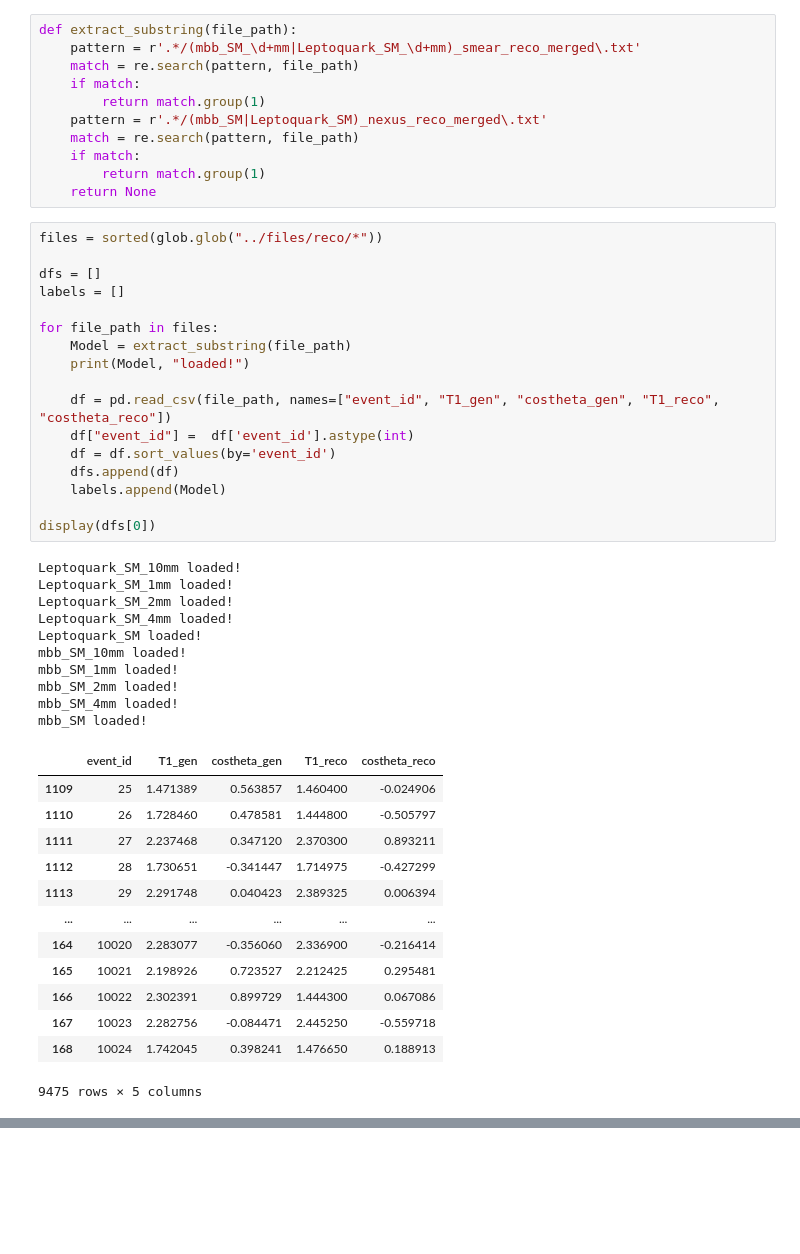
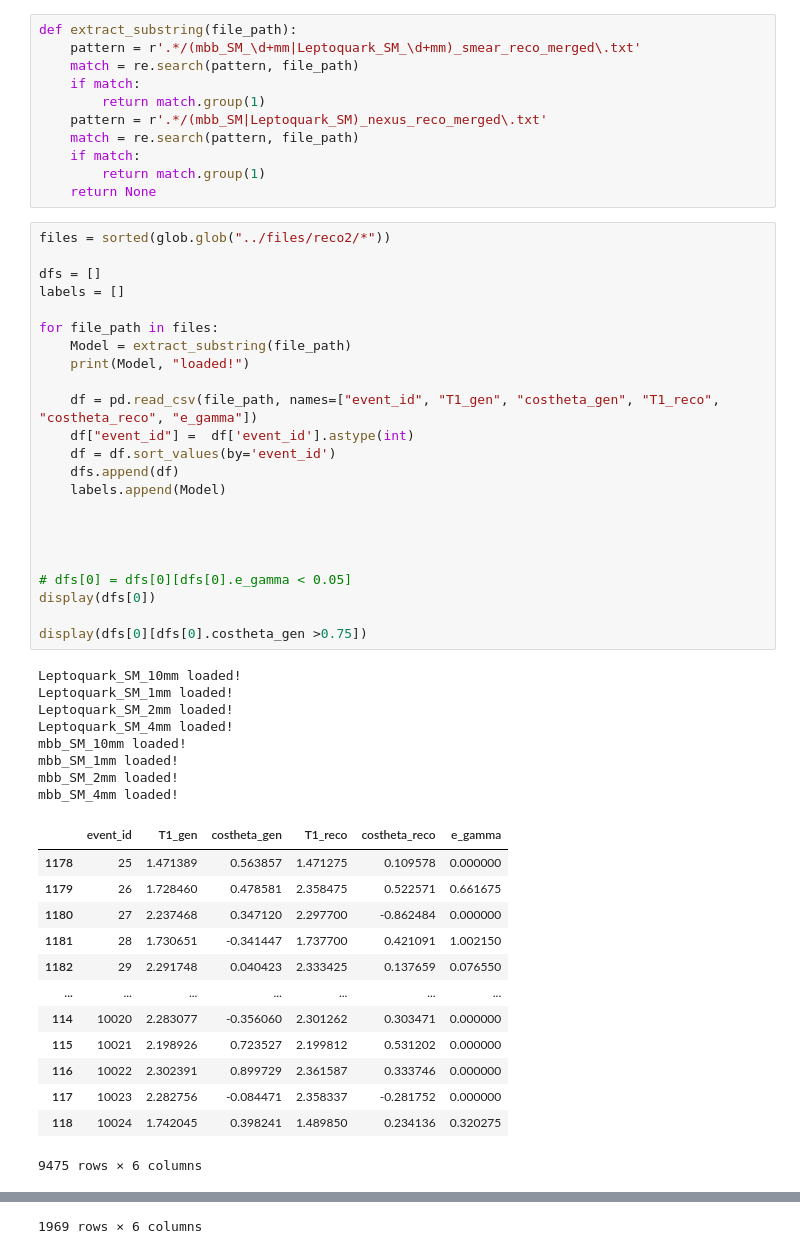
Before and after one commit to kvjmistry/NEXT_nudobe, a Jupyter notebook: workdir/PlotReco.ipynb, the cells around one changed output, grey strips where cells are left out. Drawn from its saved outputs; the diff is of its cells as text; blank space fills up the shorter version.

```diff
--- a/workdir/PlotReco.ipynb
+++ b/workdir/PlotReco.ipynb
@@ -19,43 +19,47 @@ def extract_substring(file_path):
         return match.group(1)
     return None
 # %%
-files = sorted(glob.glob("../files/reco/*"))
+files = sorted(glob.glob("../files/reco2/*"))
 
 dfs = []
 labels = []
 
 for file_path in files:
     Model = extract_substring(file_path)
     print(Model, "loaded!")
 
-    df = pd.read_csv(file_path, names=["event_id", "T1_gen", "costheta_gen", "T1_reco", "costheta_reco"])
+    df = pd.read_csv(file_path, names=["event_id", "T1_gen", "costheta_gen", "T1_reco", "costheta_reco", "e_gamma"])
     df["event_id"] =  df['event_id'].astype(int)
     df = df.sort_values(by='event_id')
     dfs.append(df)
     labels.append(Model)
 
+
+
+
+# dfs[0] = dfs[0][dfs[0].e_gamma < 0.05]
 display(dfs[0])
+
+display(dfs[0][dfs[0].costheta_gen >0.75])
 # %% [output]
 Leptoquark_SM_10mm loaded!
 Leptoquark_SM_1mm loaded!
 Leptoquark_SM_2mm loaded!
 Leptoquark_SM_4mm loaded!
-Leptoquark_SM loaded!
 mbb_SM_10mm loaded!
 mbb_SM_1mm loaded!
 mbb_SM_2mm loaded!
 mbb_SM_4mm loaded!
-mbb_SM loaded!
-|  | event_id | T1_gen | costheta_gen | T1_reco | costheta_reco |
-| 1109 | 25 | 1.471389 | 0.563857 | 1.460400 | -0.024906 |
-| 1110 | 26 | 1.728460 | 0.478581 | 1.444800 | -0.505797 |
-| 1111 | 27 | 2.237468 | 0.347120 | 2.370300 | 0.893211 |
-| 1112 | 28 | 1.730651 | -0.341447 | 1.714975 | -0.427299 |
-| 1113 | 29 | 2.291748 | 0.040423 | 2.389325 | 0.006394 |
-| ... | ... | ... | ... | ... | ... |
-| 164 | 10020 | 2.283077 | -0.356060 | 2.336900 | -0.216414 |
-| 165 | 10021 | 2.198926 | 0.723527 | 2.212425 | 0.295481 |
-| 166 | 10022 | 2.302391 | 0.899729 | 1.444300 | 0.067086 |
-| 167 | 10023 | 2.282756 | -0.084471 | 2.445250 | -0.559718 |
-| 168 | 10024 | 1.742045 | 0.398241 | 1.476650 | 0.188913 |
+|  | event_id | T1_gen | costheta_gen | T1_reco | costheta_reco | e_gamma |
+| 1178 | 25 | 1.471389 | 0.563857 | 1.471275 | 0.109578 | 0.000000 |
+| 1179 | 26 | 1.728460 | 0.478581 | 2.358475 | 0.522571 | 0.661675 |
+| 1180 | 27 | 2.237468 | 0.347120 | 2.297700 | -0.862484 | 0.000000 |
+| 1181 | 28 | 1.730651 | -0.341447 | 1.737700 | 0.421091 | 1.002150 |
+| 1182 | 29 | 2.291748 | 0.040423 | 2.333425 | 0.137659 | 0.076550 |
+| ... | ... | ... | ... | ... | ... | ... |
+| 114 | 10020 | 2.283077 | -0.356060 | 2.301262 | 0.303471 | 0.000000 |
+| 115 | 10021 | 2.198926 | 0.723527 | 2.199812 | 0.531202 | 0.000000 |
+| 116 | 10022 | 2.302391 | 0.899729 | 2.361587 | 0.333746 | 0.000000 |
+| 117 | 10023 | 2.282756 | -0.084471 | 2.358337 | -0.281752 | 0.000000 |
+| 118 | 10024 | 1.742045 | 0.398241 | 1.489850 | 0.234136 | 0.320275 |
-9475 rows × 5 columns
+9475 rows × 6 columns
@@ -61,0 +78 @@ mbb_SM loaded!
+1969 rows × 6 columns
```
Also changed, not shown: parts of 4 cells of this notebook, 4 other files.
